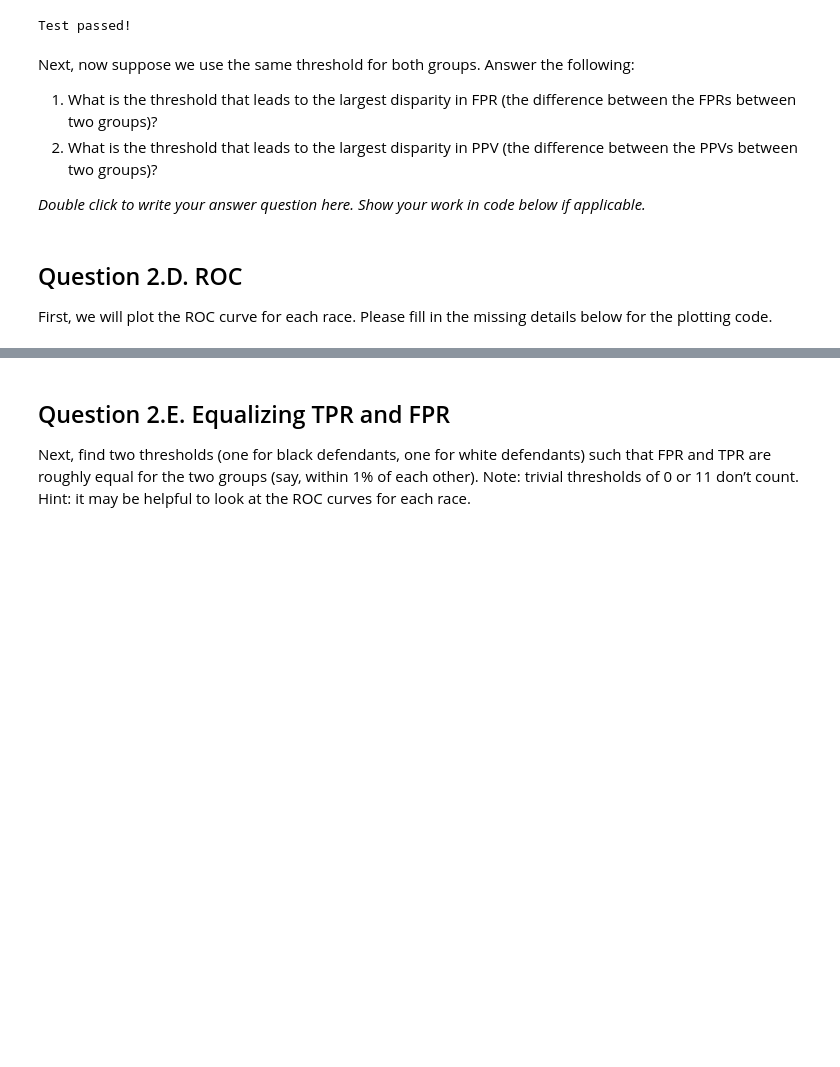
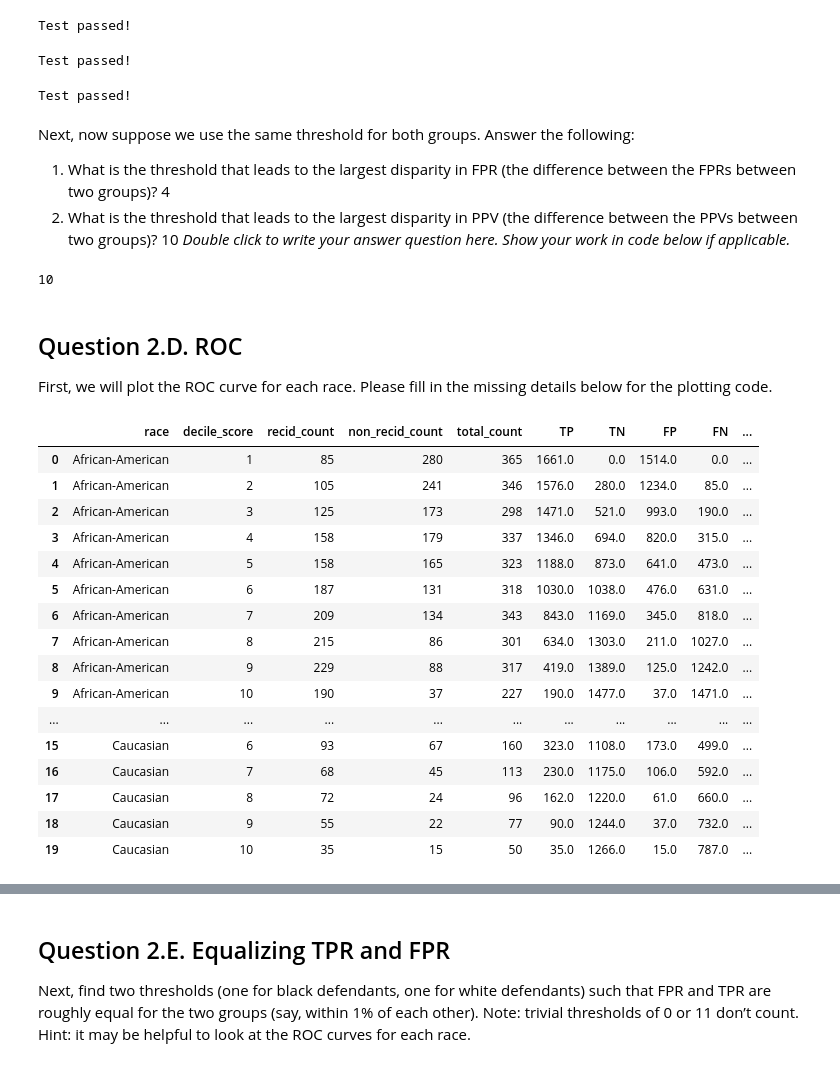
Before and after one commit to yying1/Py_personal, a Jupyter notebook: Learning/05318_HumanAIInteraction/HW2/HW2.ipynb, the cells around one changed output, grey strips where cells are left out. Cells and saved outputs as stored; diff of their text form; code cells hidden in the pictures; blank space fills up the shorter version.

```diff
--- a/Learning/05318_HumanAIInteraction/HW2/HW2.ipynb
+++ b/Learning/05318_HumanAIInteraction/HW2/HW2.ipynb
@@ -307,25 +390,57 @@ print("Test passed!")
 Test passed!
 # %%
 # FILL IN: compute the FPR for each race using other columns in summary.
-summary['FPR'] =  # FILL IN: fill in the columns to use.
+summary['FPR'] =  summary['FP'] / (summary['FP'] + summary['TN'])
 
 assert(get_hash(np.array(summary['FPR'].round(1), dtype=np.float32)) == 'e0eba6216d5fada1d6eabbfe568c527b')
 print("Test passed!")
+# %% [output]
+Test passed!
 # %%
 # FILL IN: compute the PPV for each race using other columns in summary.
-summary['PPV'] =  # FILL IN: fill in the columns to use.
+summary['PPV'] =  summary['TP'] / (summary['FP'] + summary['TP'])
 
 assert(get_hash(np.array(summary['PPV'].round(1), dtype=np.float32))  == '6db5b24b7cd46af910f6a781eee40134')
 print("Test passed!")
+# %% [output]
+Test passed!
 # %% [markdown]
 Next, now suppose we use the same threshold for both groups. Answer the following:
 1. What is the threshold that leads to the largest disparity in FPR (the difference between the FPRs between two groups)?
+4
 2. What is the threshold that leads to the largest disparity in PPV (the difference between the PPVs between two groups)?
-
+10
 _Double click to write your answer question here. Show your work in code below if applicable._
+# %%
+result = []
+for i in range(10):
+    result.append(abs(summary.iloc[i]["PPV"] - summary.iloc[i+10]["PPV"]))
+print(result.index(max(result))+1)
+# %% [output]
+10
 # %% [markdown]
 ## Question 2.D. ROC
 First, we will plot the ROC curve for each race. Please fill in the missing details below for the plotting code.
+# %%
+summary
+# %% [output]
+|  | race | decile_score | recid_count | non_recid_count | total_count | TP | TN | FP | FN | ... |
+| 0 | African-American | 1 | 85 | 280 | 365 | 1661.0 | 0.0 | 1514.0 | 0.0 | ... |
+| 1 | African-American | 2 | 105 | 241 | 346 | 1576.0 | 280.0 | 1234.0 | 85.0 | ... |
+| 2 | African-American | 3 | 125 | 173 | 298 | 1471.0 | 521.0 | 993.0 | 190.0 | ... |
+| 3 | African-American | 4 | 158 | 179 | 337 | 1346.0 | 694.0 | 820.0 | 315.0 | ... |
+| 4 | African-American | 5 | 158 | 165 | 323 | 1188.0 | 873.0 | 641.0 | 473.0 | ... |
+| 5 | African-American | 6 | 187 | 131 | 318 | 1030.0 | 1038.0 | 476.0 | 631.0 | ... |
+| 6 | African-American | 7 | 209 | 134 | 343 | 843.0 | 1169.0 | 345.0 | 818.0 | ... |
+| 7 | African-American | 8 | 215 | 86 | 301 | 634.0 | 1303.0 | 211.0 | 1027.0 | ... |
+| 8 | African-American | 9 | 229 | 88 | 317 | 419.0 | 1389.0 | 125.0 | 1242.0 | ... |
+| 9 | African-American | 10 | 190 | 37 | 227 | 190.0 | 1477.0 | 37.0 | 1471.0 | ... |
+| ... | ... | ... | ... | ... | ... | ... | ... | ... | ... | ... |
+| 15 | Caucasian | 6 | 93 | 67 | 160 | 323.0 | 1108.0 | 173.0 | 499.0 | ... |
+| 16 | Caucasian | 7 | 68 | 45 | 113 | 230.0 | 1175.0 | 106.0 | 592.0 | ... |
+| 17 | Caucasian | 8 | 72 | 24 | 96 | 162.0 | 1220.0 | 61.0 | 660.0 | ... |
+| 18 | Caucasian | 9 | 55 | 22 | 77 | 90.0 | 1244.0 | 37.0 | 732.0 | ... |
+| 19 | Caucasian | 10 | 35 | 15 | 50 | 35.0 | 1266.0 | 15.0 | 787.0 | ... |
 # %%
 # FILL IN: plot the ROC curve for each race.
 plt.figure()
```
Also changed, not shown: parts of 16 cells of this notebook.
